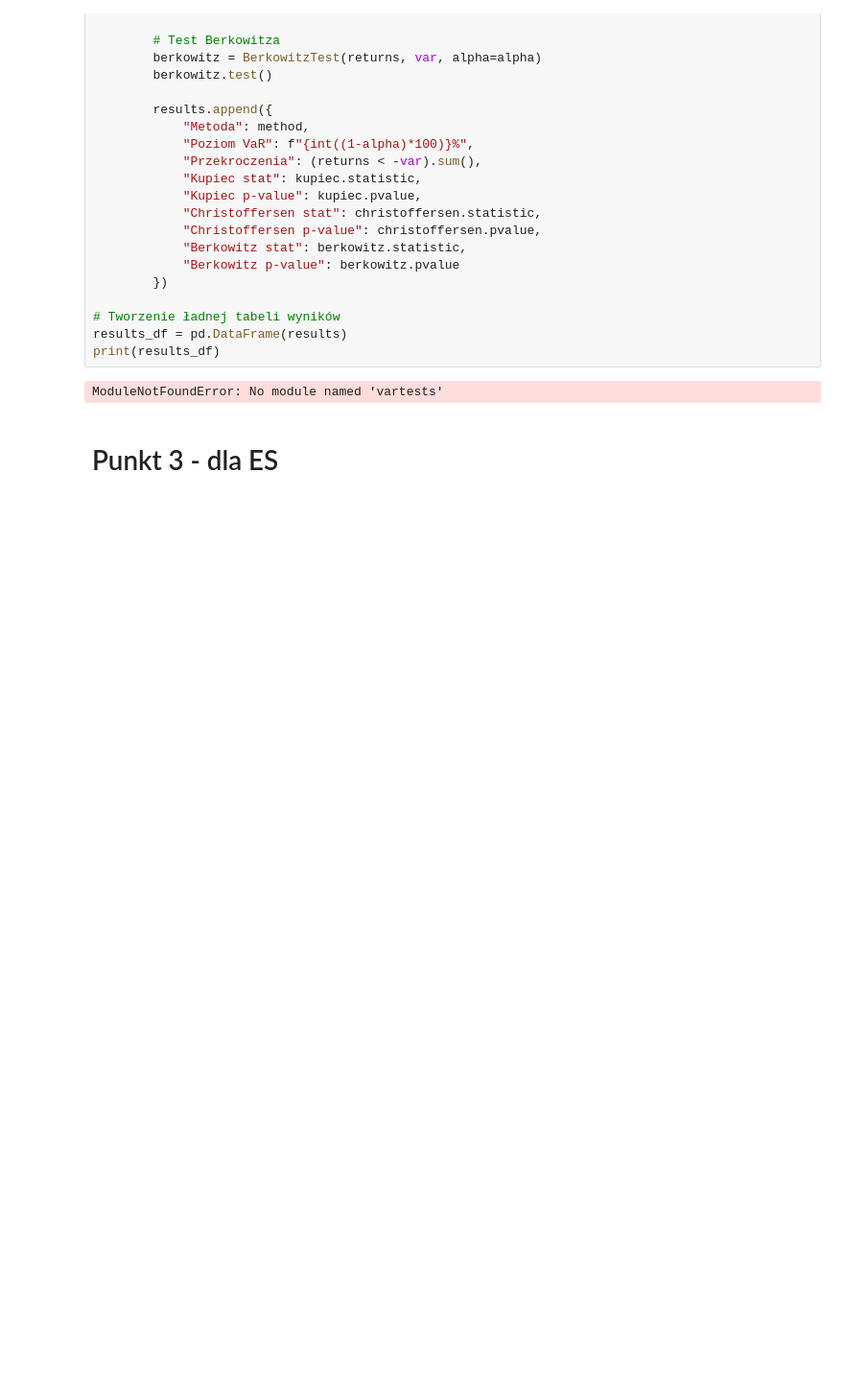
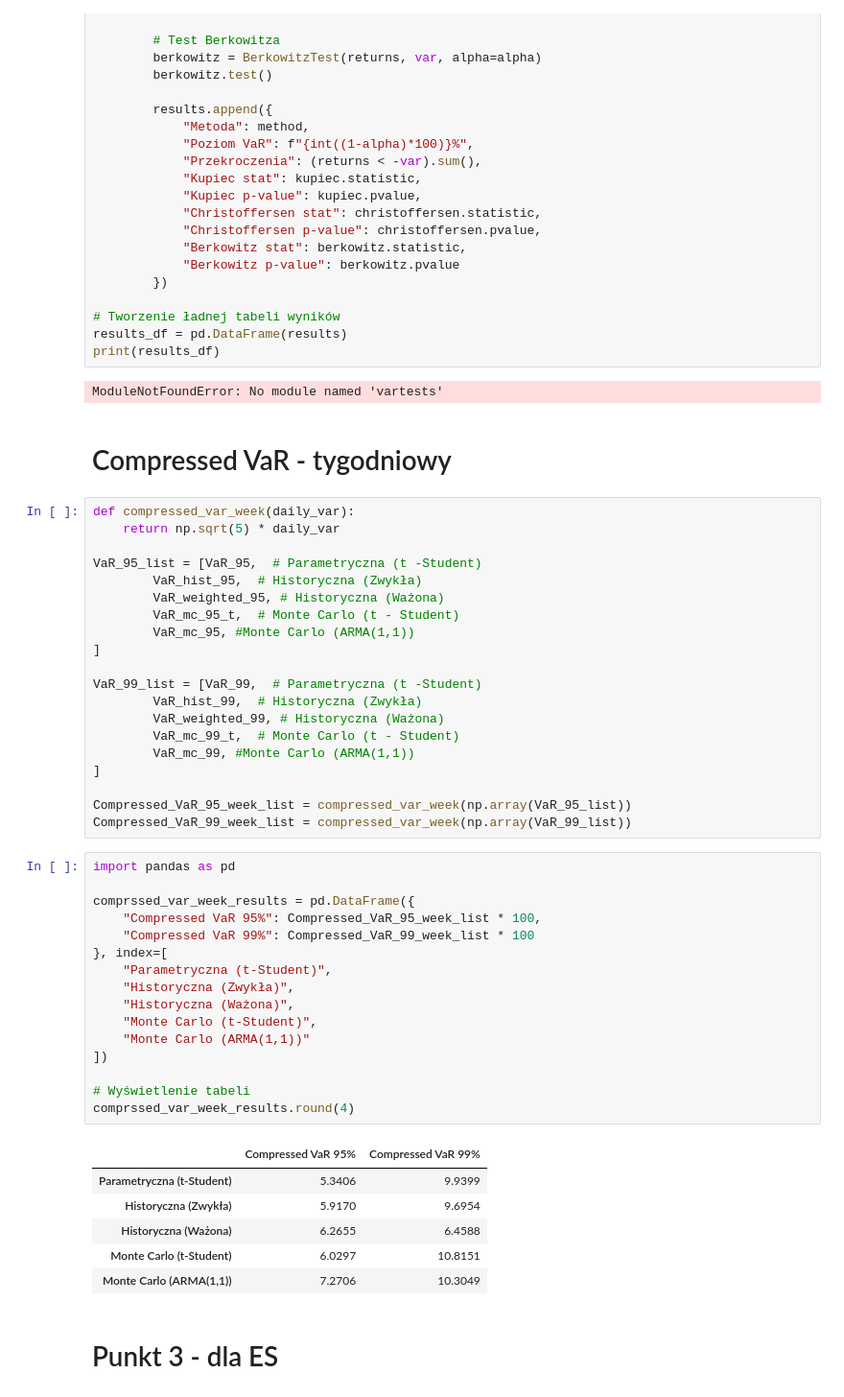
Before and after one commit to werpyr1003/Zarz-dzanie_ryzykiem_McDonald_Corporation, a Jupyter notebook: Projekt_3/prez_3.ipynb, the cells around one changed output. Shown at 96% size. Cells and saved outputs as stored; diff of their text form; blank space fills up the shorter version.

```diff
--- a/Projekt_3/prez_3.ipynb
+++ b/Projekt_3/prez_3.ipynb
@@ -541,6 +541,51 @@ results_df = pd.DataFrame(results)
 print(results_df)
 # %% [output]
 ModuleNotFoundError: No module named 'vartests'
+# %% [markdown]
+# Compressed VaR - tygodniowy
+# %%
+def compressed_var_week(daily_var):
+    return np.sqrt(5) * daily_var
+
+VaR_95_list = [VaR_95,  # Parametryczna (t -Student)
+        VaR_hist_95,  # Historyczna (Zwykła)
+        VaR_weighted_95, # Historyczna (Ważona)
+        VaR_mc_95_t,  # Monte Carlo (t - Student)
+        VaR_mc_95, #Monte Carlo (ARMA(1,1))
+]
+
+VaR_99_list = [VaR_99,  # Parametryczna (t -Student)
+        VaR_hist_99,  # Historyczna (Zwykła)
+        VaR_weighted_99, # Historyczna (Ważona)
+        VaR_mc_99_t,  # Monte Carlo (t - Student)
+        VaR_mc_99, #Monte Carlo (ARMA(1,1))
+]
+
+Compressed_VaR_95_week_list = compressed_var_week(np.array(VaR_95_list))
+Compressed_VaR_99_week_list = compressed_var_week(np.array(VaR_99_list))
+# %%
+import pandas as pd
+
+comprssed_var_week_results = pd.DataFrame({
+    "Compressed VaR 95%": Compressed_VaR_95_week_list * 100,
+    "Compressed VaR 99%": Compressed_VaR_99_week_list * 100
+}, index=[
+    "Parametryczna (t-Student)",
+    "Historyczna (Zwykła)",
+    "Historyczna (Ważona)",
+    "Monte Carlo (t-Student)",
+    "Monte Carlo (ARMA(1,1))"
+])
+
+# Wyświetlenie tabeli
+comprssed_var_week_results.round(4)
+# %% [output]
+|  | Compressed VaR 95% | Compressed VaR 99% |
+| Parametryczna (t-Student) | 5.3406 | 9.9399 |
+| Historyczna (Zwykła) | 5.9170 | 9.6954 |
+| Historyczna (Ważona) | 6.2655 | 6.4588 |
+| Monte Carlo (t-Student) | 6.0297 | 10.8151 |
+| Monte Carlo (ARMA(1,1)) | 7.2706 | 10.3049 |
 # %% [markdown]
 # Punkt 3 - dla ES
 # %% [markdown]
```
Also changed, not shown: parts of 13 cells of this notebook.
